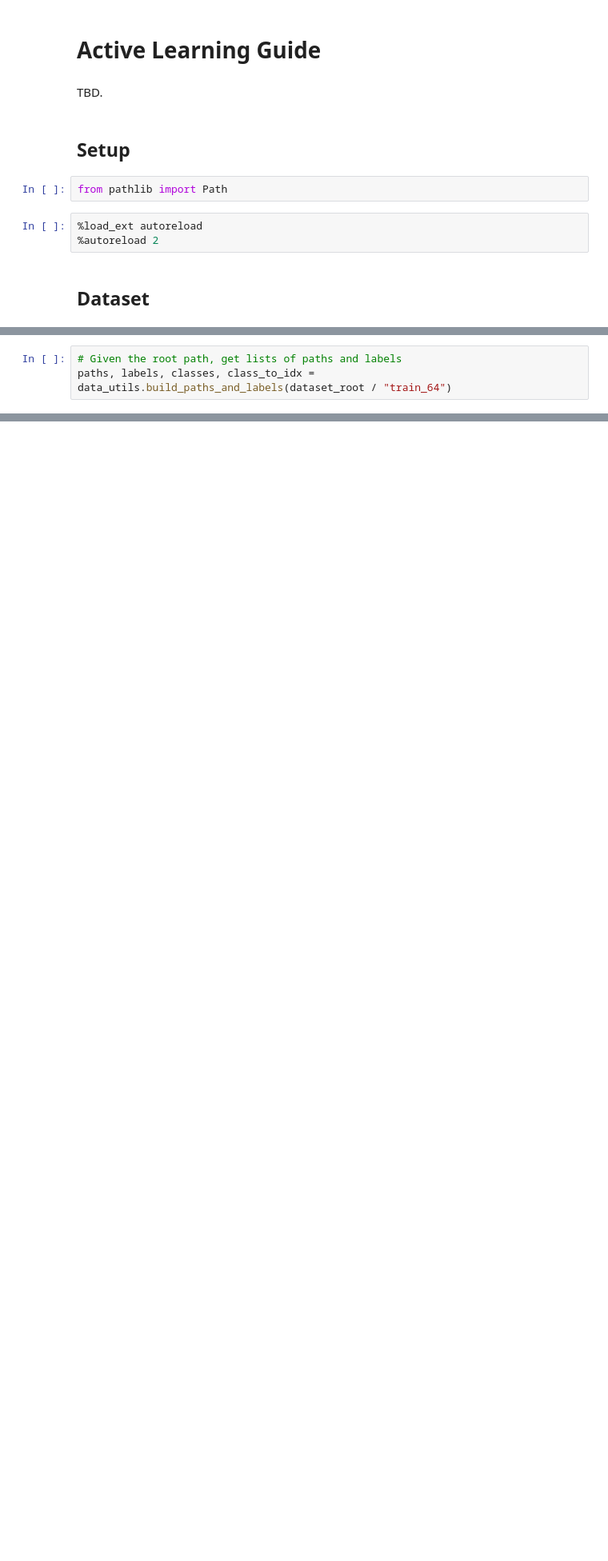
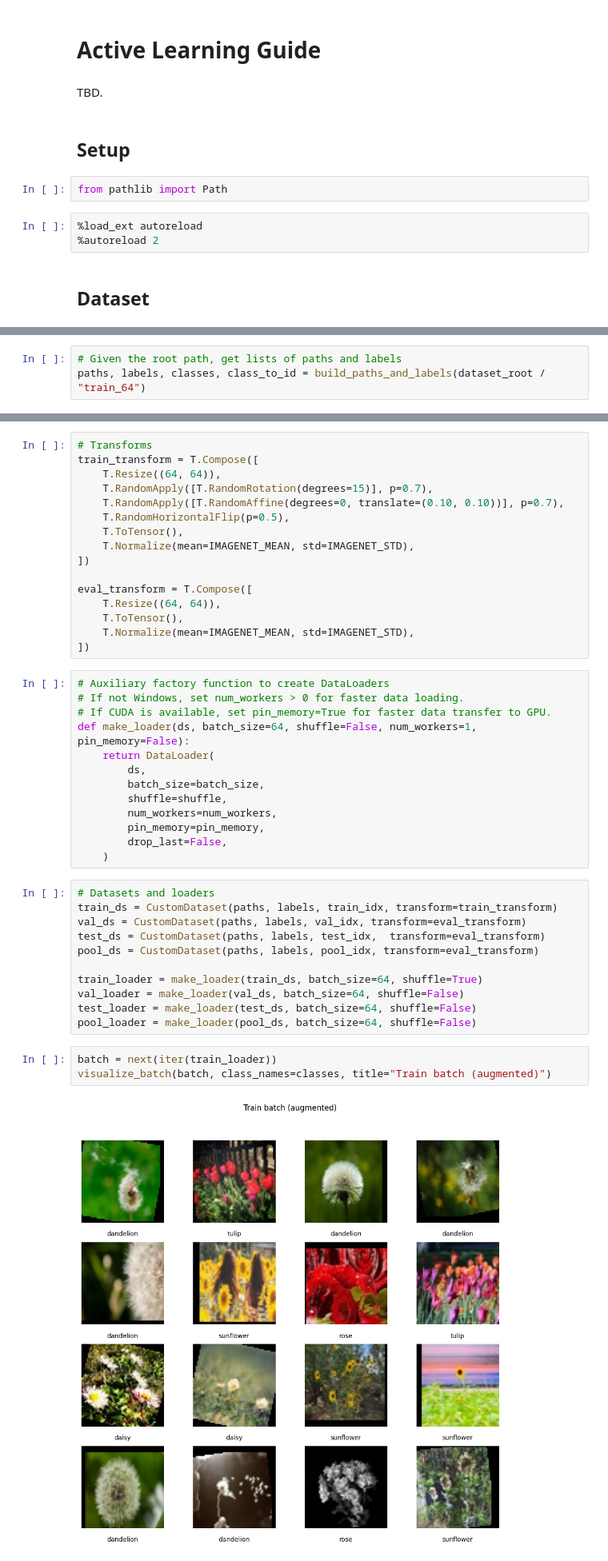
Before and after one commit to mxagar/active_learning_guide, a Jupyter notebook: active_learning.ipynb, the cells around one changed output, grey strips where cells are left out. Shown at 80% size. Saved outputs shown, nothing was run; the diff lists cells and outputs as text; blank space fills up the shorter version.

Commit message:
feat: dataset

```diff
--- a/active_learning.ipynb
+++ b/active_learning.ipynb
@@ -28,5 +39,5 @@ Done. Processed 2746 images. Wrote 2746 resized images to: data\flowers\train_64
 # %%
 # Given the root path, get lists of paths and labels
-paths, labels, classes, class_to_idx = data_utils.build_paths_and_labels(dataset_root / "train_64")
+paths, labels, classes, class_to_id = build_paths_and_labels(dataset_root / "train_64")
 # %%
 print(f"Number of paths: {len(paths)}")
@@ -48,0 +72,45 @@ train_idx, pool_idx, val_idx, test_idx = data_utils.train_test_val_split(
+# %%
+# Transforms
+train_transform = T.Compose([
+    T.Resize((64, 64)),
+    T.RandomApply([T.RandomRotation(degrees=15)], p=0.7),
+    T.RandomApply([T.RandomAffine(degrees=0, translate=(0.10, 0.10))], p=0.7),
+    T.RandomHorizontalFlip(p=0.5),
+    T.ToTensor(),
+    T.Normalize(mean=IMAGENET_MEAN, std=IMAGENET_STD),
+])
+
+eval_transform = T.Compose([
+    T.Resize((64, 64)),
+    T.ToTensor(),
+    T.Normalize(mean=IMAGENET_MEAN, std=IMAGENET_STD),
+])
+# %%
+# Auxiliary factory function to create DataLoaders
+# If not Windows, set num_workers > 0 for faster data loading.
+# If CUDA is available, set pin_memory=True for faster data transfer to GPU.
+def make_loader(ds, batch_size=64, shuffle=False, num_workers=1, pin_memory=False):
+    return DataLoader(
+        ds,
+        batch_size=batch_size,
+        shuffle=shuffle,
+        num_workers=num_workers,
+        pin_memory=pin_memory,
+        drop_last=False,
+    )
+# %%
+# Datasets and loaders
+train_ds = CustomDataset(paths, labels, train_idx, transform=train_transform)
+val_ds = CustomDataset(paths, labels, val_idx, transform=eval_transform)
+test_ds = CustomDataset(paths, labels, test_idx,  transform=eval_transform)
+pool_ds = CustomDataset(paths, labels, pool_idx, transform=eval_transform)
+
+train_loader = make_loader(train_ds, batch_size=64, shuffle=True)
+val_loader = make_loader(val_ds, batch_size=64, shuffle=False)
+test_loader = make_loader(test_ds, batch_size=64, shuffle=False)
+pool_loader = make_loader(pool_ds, batch_size=64, shuffle=False)
+# %%
+batch = next(iter(train_loader))
+visualize_batch(batch, class_names=classes, title="Train batch (augmented)")
+# %% [output]
+[figure, added]
```
Also changed, not shown: parts of 6 cells of this notebook, 4 other files.
